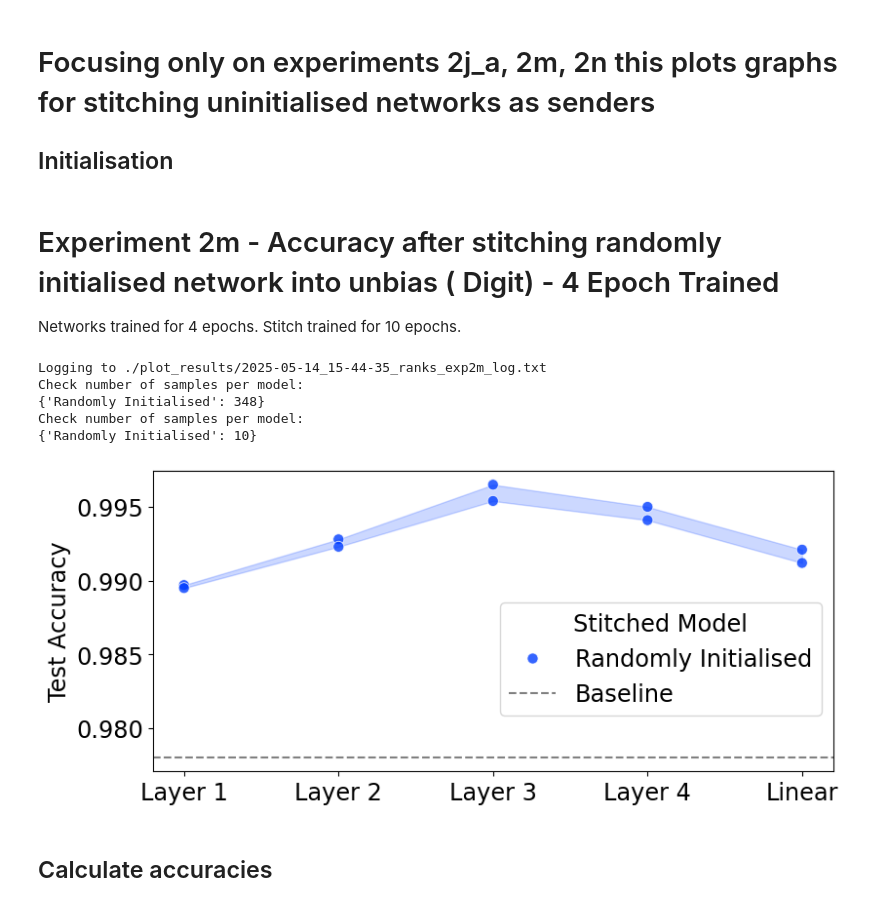
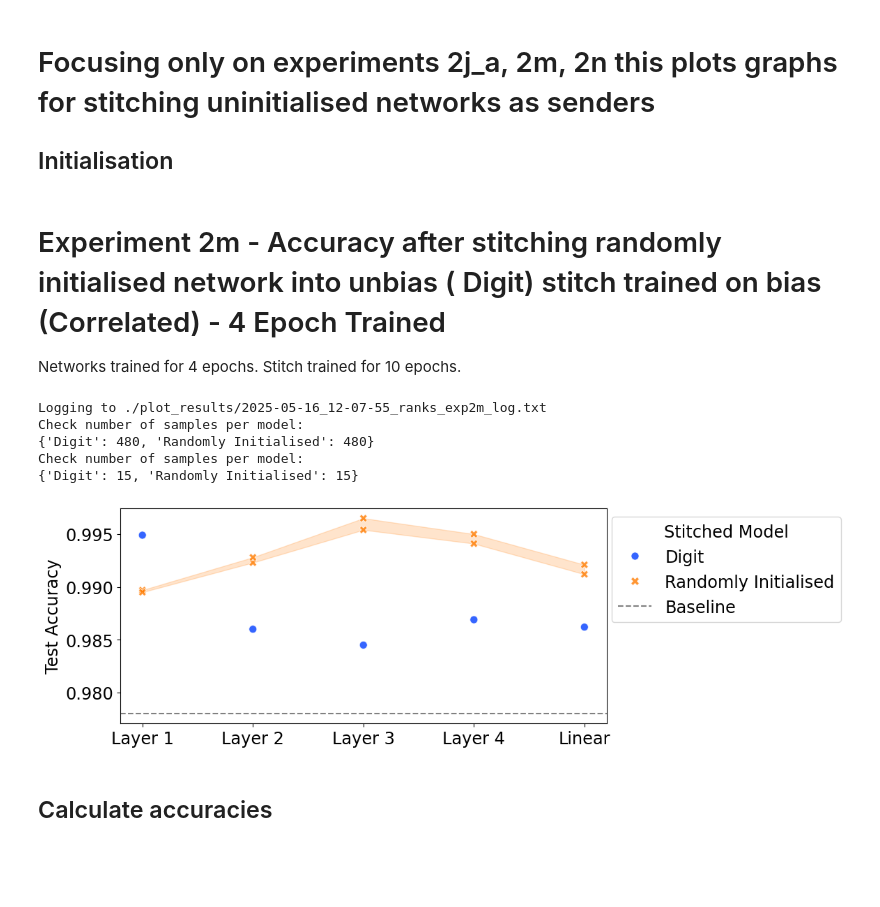
Before and after one commit to DHLSmith/stitching, a Jupyter notebook: plot_ranks_and_accuracy_for_randinit.ipynb, the cells around one changed output. Cells and saved outputs as stored; diff of their text form; code cells hidden in the pictures; blank space fills up the shorter version.

Commit message:
regenerated 2m plot with extra data series

```diff
--- a/plot_ranks_and_accuracy_for_randinit.ipynb
+++ b/plot_ranks_and_accuracy_for_randinit.ipynb
@@ -40,7 +40,7 @@ style_order = ['Correlated',
                #'Noise'
               ]
 # %% [markdown]
-# Experiment 2m - Accuracy after stitching randomly initialised network into unbias ( Digit) - 4 Epoch Trained
+# Experiment 2m - Accuracy after stitching randomly initialised network into unbias ( Digit) stitch trained on bias (Correlated) - 4 Epoch Trained
 Networks trained for 4 epochs. Stitch trained for 10 epochs.
 # %%
 formatted_time = datetime.datetime.now().strftime("%Y-%m-%d_%H-%M-%S")
@@ -54,7 +54,7 @@ import os
 makeAllRanks = True
 if makeAllRanks:
     style_order = [#'Correlated',
-                   #'Digit',
+                   'Digit',
                     'Randomly Initialised',
                    #'Colour',
                    #'Colour-Only',
@@ -67,7 +67,7 @@ if makeAllRanks:
                    #'Colour':         '^bg\d', # these three may learn colours as a shortcut
                    #'Colour-Only':     '^bgonly\d',
                    #'Correlated':       '^bias\d',
-                   #'Digit':     '^unbias\d', # these three have to learn to read digits
+                   'Digit':     '^unbias\d', # these three have to learn to read digits
                    'Randomly Initialised': '^randinit\d', # randomly initialised network - not trained
                    #'Mix':        '^mix\d',
                    #'BW':         '^bw\d',
@@ -79,8 +79,12 @@ if makeAllRanks:
 csvs_from = os.path.join("./exp2_ms_with_colorMNIST/results_2m_rank/", "*.csv")
 df1 = csv_to_df(csvs_from)
 
-df = df1
-del df1 #, df2, df3
+csvs_from = os.path.join("./exp2_ms_with_colorMNIST/results_4_epochs_rank/", "unbias?unbias-bias-57_2024-08-02_11-10-38_SEED57_*.csv")
+df2 = csv_to_df(csvs_from)
+
+df = pd.concat([df1, df2], ignore_index=True)
+#df = df1
+del df1 , df2 #, df3
 
 # Edit names to match the whole-network naming
 df['name'] = df['name'].str.replace(r'_rcv_', '', regex=True)
@@ -177,38 +181,38 @@ scatter_plot = sns.scatterplot(
     markers=True,
     s=64,  # Marker size
     alpha=0.8,
     palette='bright',
     #legend=False  # Avoid duplicate legends
 )
 
 
 #plt.title("Val Acc of Digit receiver stitched from senders at various layers")
 #plt.xlabel('Layer Name')
 plt.xlabel('')
 plt.ylabel('Test Accuracy', fontsize='xx-large')
 #plt.yscale('log')
 #plt.xticks(rotation=0)
 plt.tick_params(axis='both', labelsize='xx-large')
 
 plt.axhline(y=0.978, color='gray', linestyle='--', label='Baseline')
 
 handles, labels = line_plot.get_legend_handles_labels()
 #sorted_labels_handles = sorted(zip(labels, handles))
 unsorted_labels_handles = zip(labels, handles)
 labels, handles = zip(*unsorted_labels_handles)
-plt.legend(handles, labels, title='Stitched Model', loc='upper right', bbox_to_anchor=(1, 0.6), fontsize='xx-large', title_fontsize='xx-large')
+plt.legend(handles, labels, title='Stitched Model', loc='upper right', bbox_to_anchor=(1.5, 1), fontsize='xx-large', title_fontsize='xx-large')
 #plt.legend().remove()
 plt.xticks(ticks=range(len(custom_labels)), labels=custom_labels)
 
 plt.savefig(f"./plot_results/2m_lin_post_stitch_acc.pdf", bbox_inches='tight')
 plt.show()
 # %% [output]
-Logging to ./plot_results/2025-05-14_15-44-35_ranks_exp2m_log.txt
+Logging to ./plot_results/2025-05-16_12-07-55_ranks_exp2m_log.txt
 Check number of samples per model:
-{'Randomly Initialised': 348}
+{'Digit': 480, 'Randomly Initialised': 480}
 Check number of samples per model:
-{'Randomly Initialised': 10}
+{'Digit': 15, 'Randomly Initialised': 15}
-[figure, old version]
+[figure, new version]
 # %% [markdown]
 ## Calculate accuracies
 # %%
```
Also changed, not shown: 1 other file.
